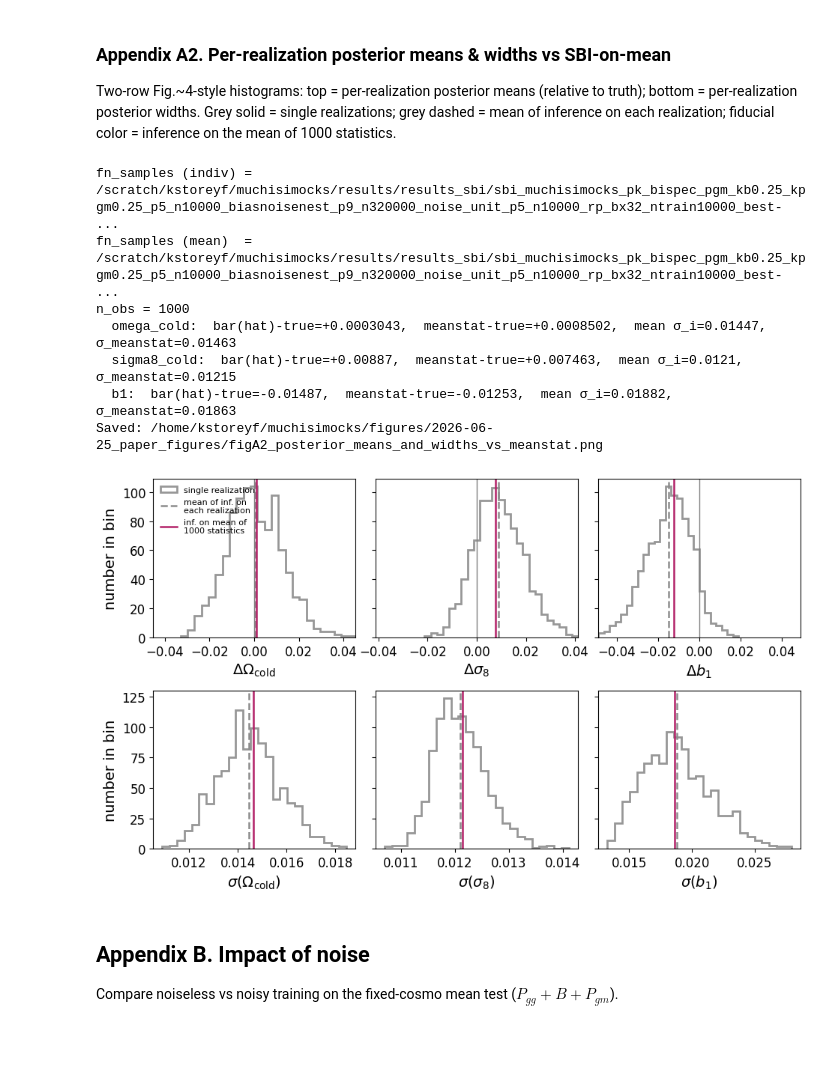
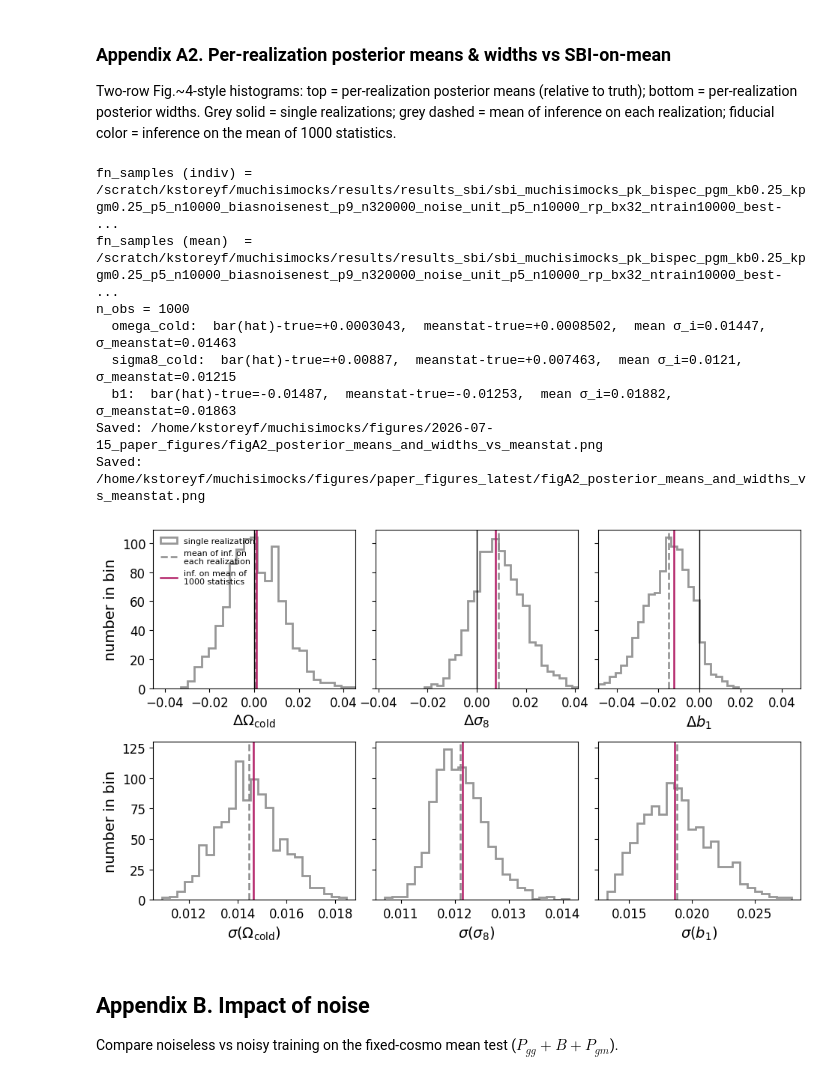
Before and after one commit to kstoreyf/muchisimocks, a Jupyter notebook: notebooks/2026-06-11_paper_figures.ipynb, the cells around one changed output. Saved outputs shown, nothing was run; the diff lists cells and outputs as text; code cells hidden in the pictures; blank space fills up the shorter version.

```diff
--- a/notebooks/2026-06-11_paper_figures.ipynb
+++ b/notebooks/2026-06-11_paper_figures.ipynb
@@ -1706,39 +1630,40 @@ for j in range(n_par):
         delta_mean_stat[j], color=color_mean1000, lw=1.8,
         label=label_mean1000 if show_leg else None,
     )
-    ax_m.axvline(0.0, color="grey", lw=1.0)
+    ax_m.axvline(0.0, color="black", lw=1.0)
     ax_m.set_xlabel(rf"$\Delta${labels_tex[j]}", fontsize=labelsize_a2)
     ax_m.tick_params(labelsize=12)
     # Symmetric x-limits around truth (0)
     xmax = np.nanmax(np.abs(delta_hat[:, j]))
     ax_m.set_xlim(-xmax, xmax)
 
     # Row 1: posterior widths
     ax_s.hist(
         sigma_hat_i[:, j], bins=n_bins_a2, histtype="step",
         color=color_single, lw=lw_hist, alpha=0.9,
     )
     ax_s.axvline(sigma_hat_bar[j], color=color_single, lw=1.8, ls="--")
     ax_s.axvline(sigma_mean_stat[j], color=color_mean1000, lw=1.8)
     ax_s.set_xlabel(rf"$\sigma({lab_inner})$", fontsize=labelsize_a2)
     ax_s.tick_params(labelsize=12)
 
 axes[0, 0].set_ylabel("number in bin", fontsize=labelsize_a2)
 axes[1, 0].set_ylabel("number in bin", fontsize=labelsize_a2)
-axes[0, 0].legend(fontsize=8, loc="upper left", frameon=False)
+axes[0, 0].legend(fontsize=8, loc="upper left", frameon=False, labelcolor="black")
 
 fig.tight_layout()
-save_current_figure("figA2_posterior_means_and_widths_vs_meanstat")
+save_figure(fig, "figA2_posterior_means_and_widths_vs_meanstat")
 plt.show()
 # %% [output]
 fn_samples (indiv) = /scratch/kstoreyf/muchisimocks/results/results_sbi/sbi_muchisimocks_pk_bispec_pgm_kb0.25_kpgm0.25_p5_n10000_biasnoisenest_p9_n320000_noise_unit_p5_n10000_rp_bx32_ntrain10000_best- ...
 fn_samples (mean)  = /scratch/kstoreyf/muchisimocks/results/results_sbi/sbi_muchisimocks_pk_bispec_pgm_kb0.25_kpgm0.25_p5_n10000_biasnoisenest_p9_n320000_noise_unit_p5_n10000_rp_bx32_ntrain10000_best- ...
 n_obs = 1000
   omega_cold:  bar(hat)-true=+0.0003043,  meanstat-true=+0.0008502,  mean σ_i=0.01447,  σ_meanstat=0.01463
   sigma8_cold:  bar(hat)-true=+0.00887,  meanstat-true=+0.007463,  mean σ_i=0.0121,  σ_meanstat=0.01215
   b1:  bar(hat)-true=-0.01487,  meanstat-true=-0.01253,  mean σ_i=0.01882,  σ_meanstat=0.01863
-Saved: /home/kstoreyf/muchisimocks/figures/2026-06-25_paper_figures/figA2_posterior_means_and_widths_vs_meanstat.png
+Saved: /home/kstoreyf/muchisimocks/figures/2026-07-15_paper_figures/figA2_posterior_means_and_widths_vs_meanstat.png
+Saved: /home/kstoreyf/muchisimocks/figures/paper_figures_latest/figA2_posterior_means_and_widths_vs_meanstat.png
-[figure, old version]
+[figure, new version]
 # %% [markdown]
 ## Appendix B. Impact of noise
 
```
Also changed, not shown: parts of 32 cells of this notebook, 1 other file.
